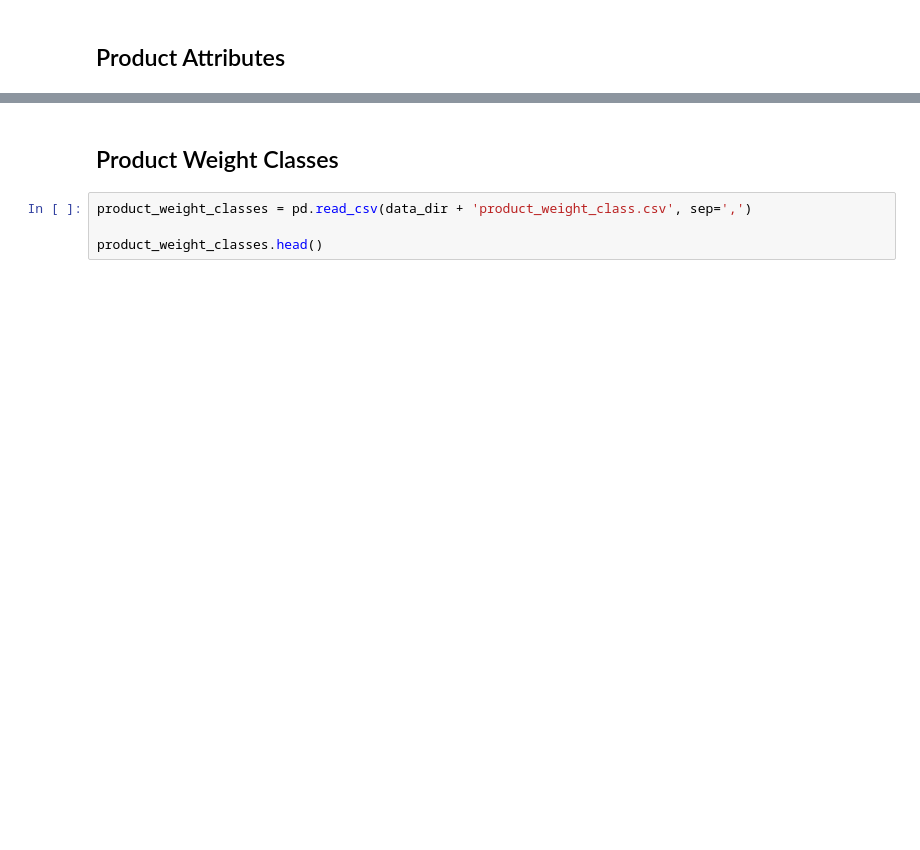
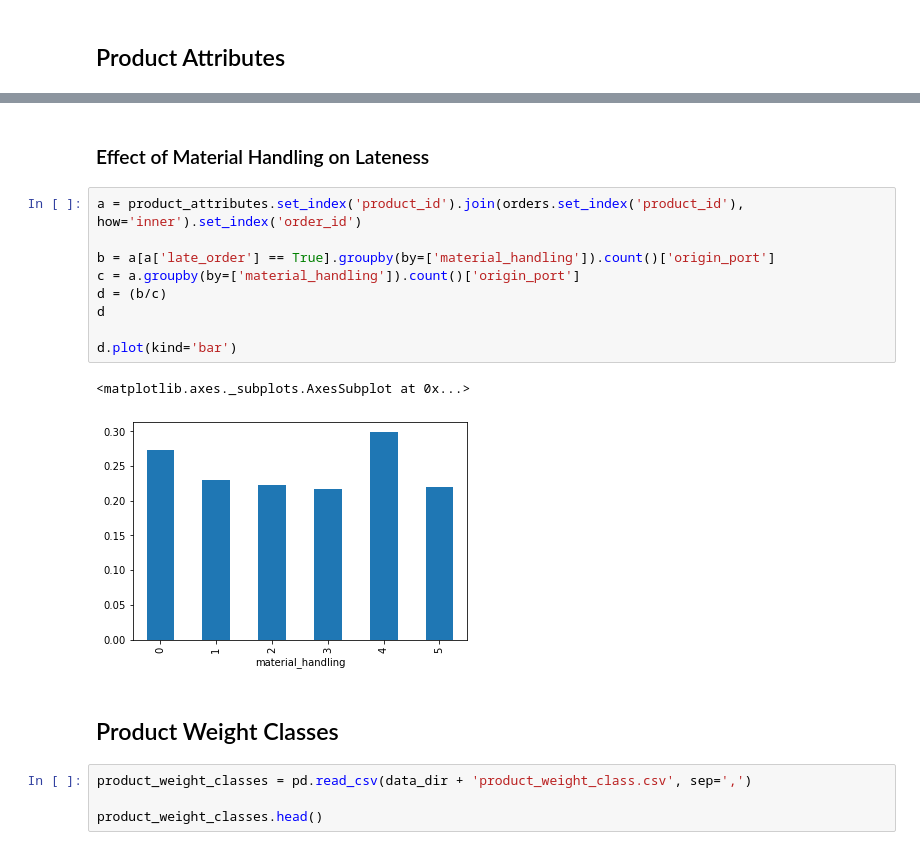
Before and after one commit to jospaeth-tum/accenture-challenge-2022, a Jupyter notebook: notebook.ipynb, the cells around one changed output, grey strips where cells are left out. Drawn from its saved outputs; the diff is of its cells as text; blank space fills up the shorter version.

```diff
--- a/notebook.ipynb
+++ b/notebook.ipynb
@@ -114,3 +277,17 @@ product_attributes.groupby(by='material_handling').agg({'product_id': 'count', '
+# %% [markdown]
+### Effect of Material Handling on Lateness
+# %%
+a = product_attributes.set_index('product_id').join(orders.set_index('product_id'), how='inner').set_index('order_id')
+
+b = a[a['late_order'] == True].groupby(by=['material_handling']).count()['origin_port']
+c = a.groupby(by=['material_handling']).count()['origin_port']
+d = (b/c)
+d
+
+d.plot(kind='bar')
+# %% [output]
+<matplotlib.axes._subplots.AxesSubplot at 0x...>
+[figure, added]
 # %% [markdown]
 ## Product Weight Classes
 # %%
```
Also changed, not shown: parts of 22 cells of this notebook.
